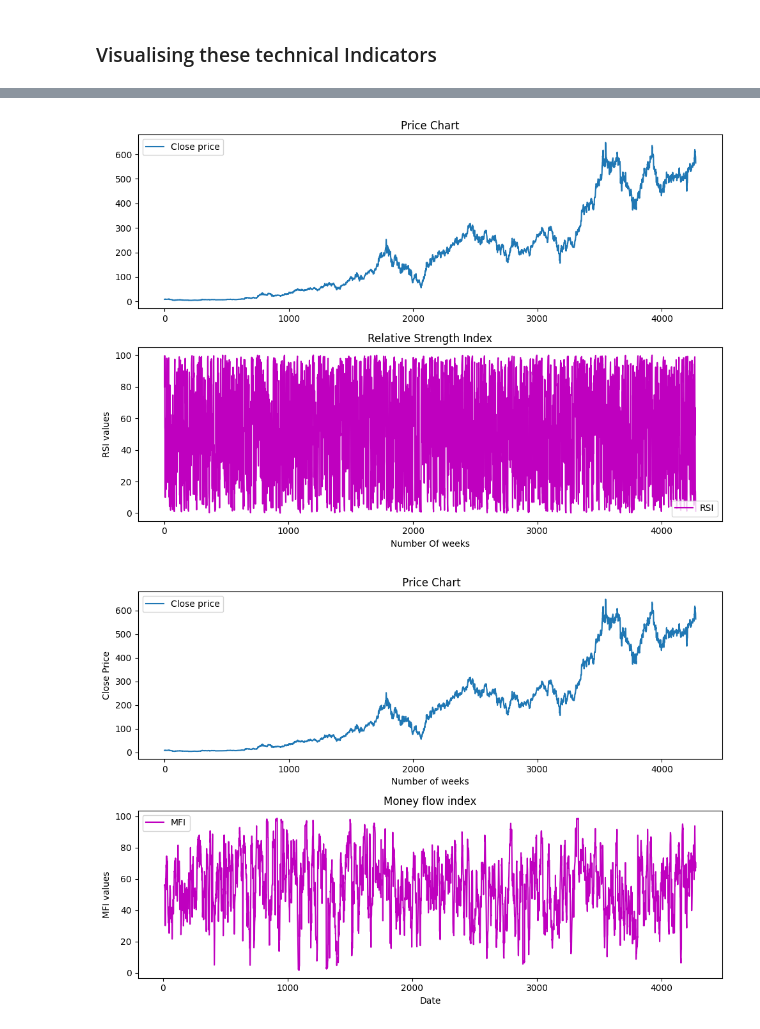
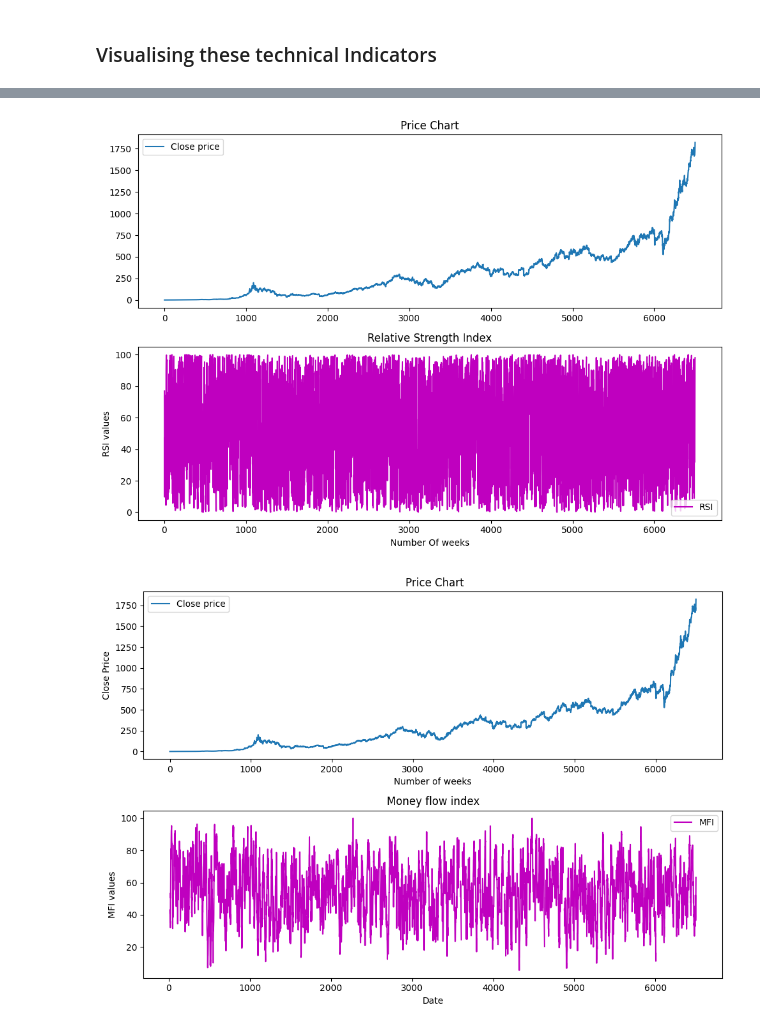
Before and after one commit to viraj-s15/stock-trend-analysis, a Jupyter notebook: notebooks/add_technical_indicators.ipynb, the cells around one changed output, grey strips where cells are left out. Saved outputs shown, nothing was run; the diff lists cells and outputs as text; code cells hidden in the pictures.

```diff
--- a/notebooks/add_technical_indicators.ipynb
+++ b/notebooks/add_technical_indicators.ipynb
@@ -3,7 +3,7 @@ import pandas as pd
 import numpy as np
 import matplotlib.pyplot as plt
 # %%
-filename = "../data/axis_bank_usable.csv"
+filename = "../data/infosys/infosys_data_usable.csv"
 df = pd.read_csv(filename)
 df.head()
 # %% [output]
@@ -197,39 +197,39 @@ plt.legend()
 plt.tight_layout()
 plt.show()
 # %% [output]
-[figure, old version]
+[figure, new version]
 # %%
 fig = plt.figure(figsize=(10, 7))
 
 # Define position of 1st subplot
 ax = fig.add_subplot(2, 1, 1)
 # Set the title and axis labels
 plt.title(' Price Chart')
-plt.xlabel('Number of weeks')
+plt.xlabel('Number of weeks')csv
 plt.ylabel('Close Price')
 
 plt.plot(df['Close Price'], label='Close price')
 
 # Add a legend to the axis
 plt.legend()
 
 # Define position of 2nd subplot
 bx = fig.add_subplot(2, 1, 2)
 
 # Set the title and axis labels
 plt.title('Money flow index')
 plt.xlabel('Date')
 plt.ylabel('MFI values')
 
 plt.plot(df['MFI'], 'm', label='MFI')
 
 # Add a legend to the axis
 plt.legend()
 
 plt.tight_layout()
 plt.show()
 # %% [output]
-[figure, old version]
+[figure, new version]
 # %%
 plt.title('Force Index')
 plt.xlabel('Number of weeks')
```
Also changed, not shown: parts of 6 cells of this notebook, 2 other files.
